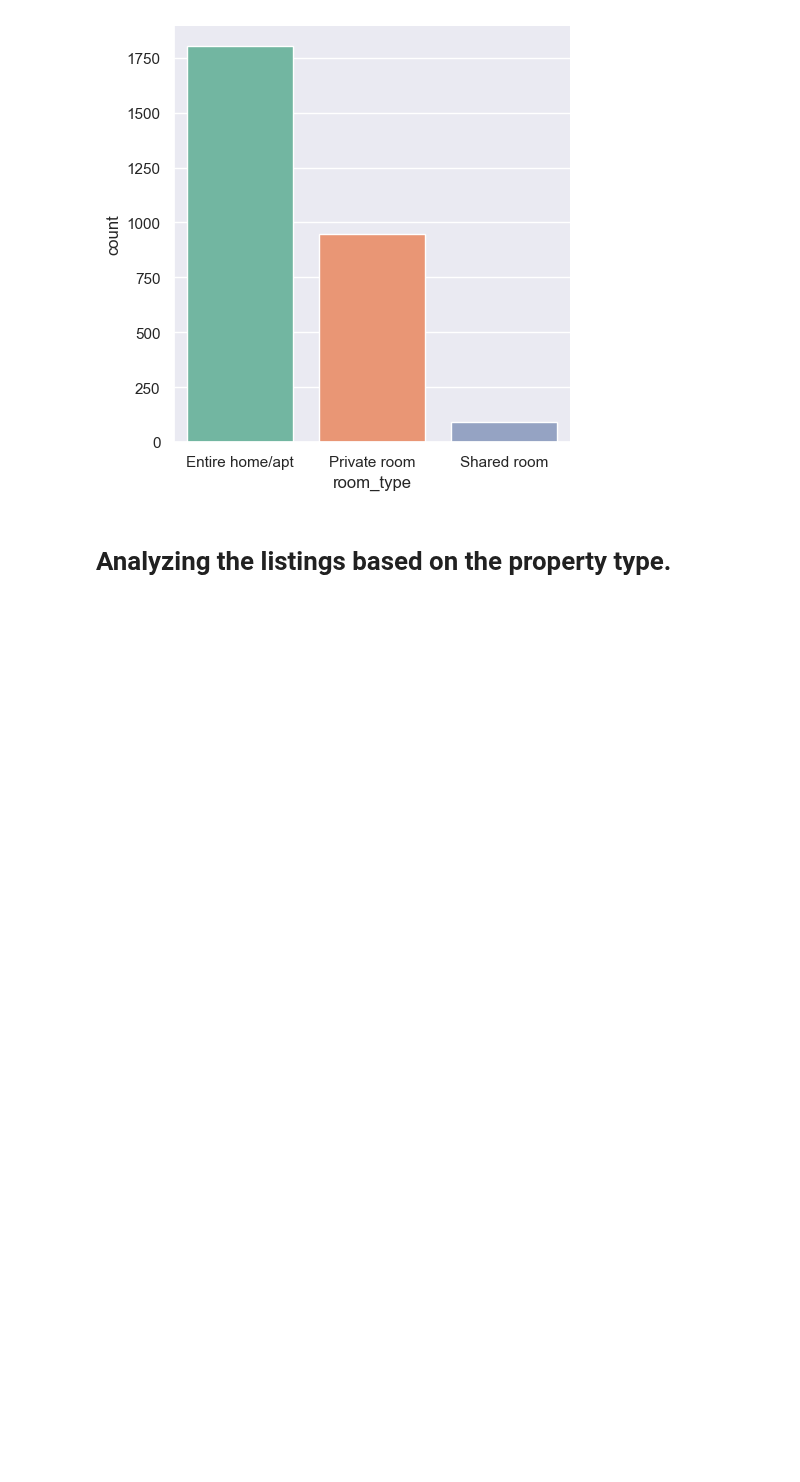
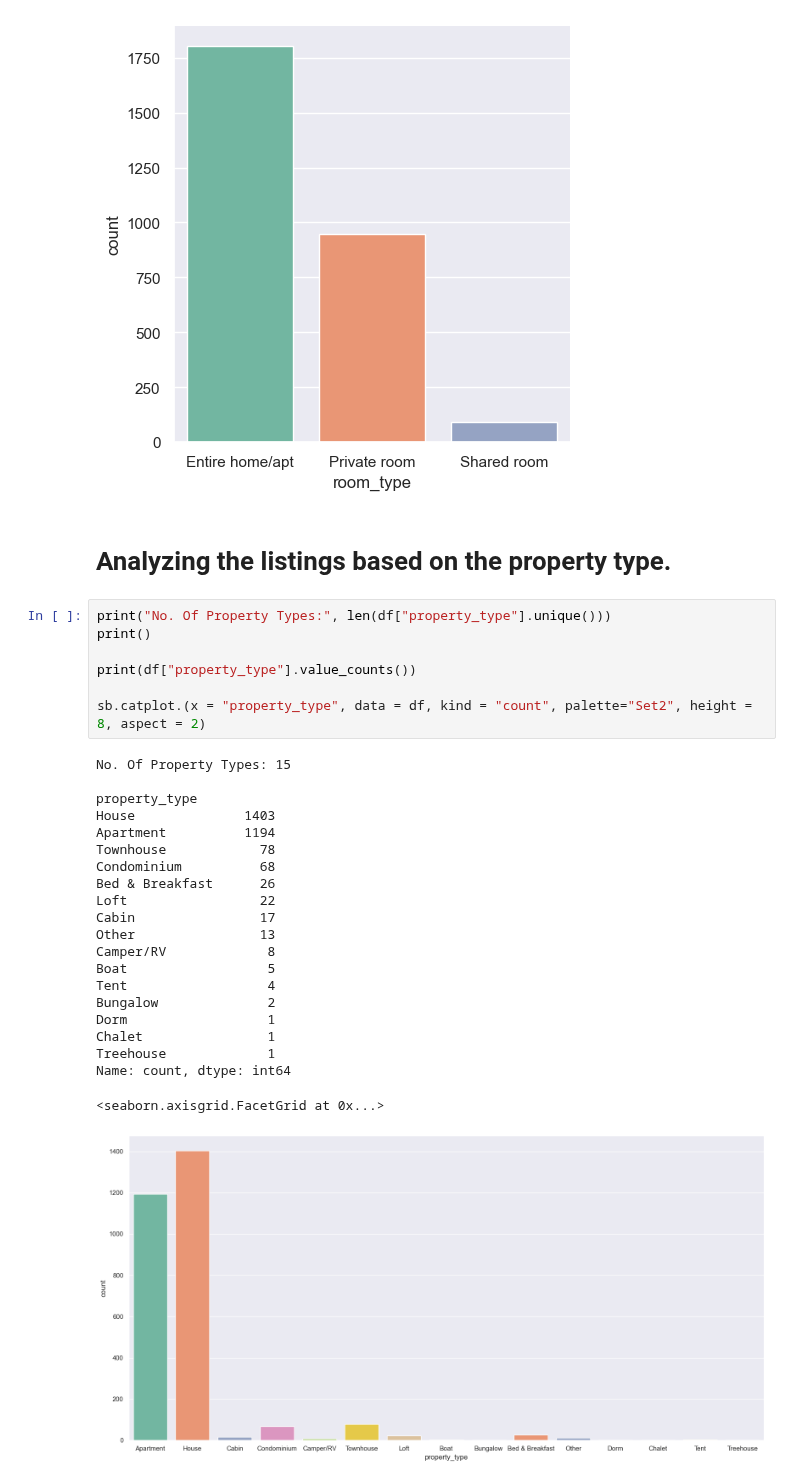
Before and after one commit to bhavya-06darshnik/Airbnb_Data_Analysis, a Jupyter notebook: EDA_1.ipynb, the cells around one changed output. Saved outputs shown, nothing was run; the diff lists cells and outputs as text; blank space fills up the shorter version.

```diff
--- a/EDA_1.ipynb
+++ b/EDA_1.ipynb
@@ -99,3 +102,32 @@ Name: count, dtype: int64
 [figure]
 # %% [markdown]
 # Analyzing the listings based on the property type.
+# %%
+print("No. Of Property Types:", len(df["property_type"].unique()))
+print()
+
+print(df["property_type"].value_counts())
+
+sb.catplot.(x = "property_type", data = df, kind = "count", palette="Set2", height = 8, aspect = 2)
+# %% [output]
+No. Of Property Types: 15
+
+property_type
+House              1403
+Apartment          1194
+Townhouse            78
+Condominium          68
+Bed & Breakfast      26
+Loft                 22
+Cabin                17
+Other                13
+Camper/RV             8
+Boat                  5
+Tent                  4
+Bungalow              2
+Dorm                  1
+Chalet                1
+Treehouse             1
+Name: count, dtype: int64
+<seaborn.axisgrid.FacetGrid at 0x...>
+[figure, added]
```
Also changed, not shown: parts of 11 cells of this notebook.
